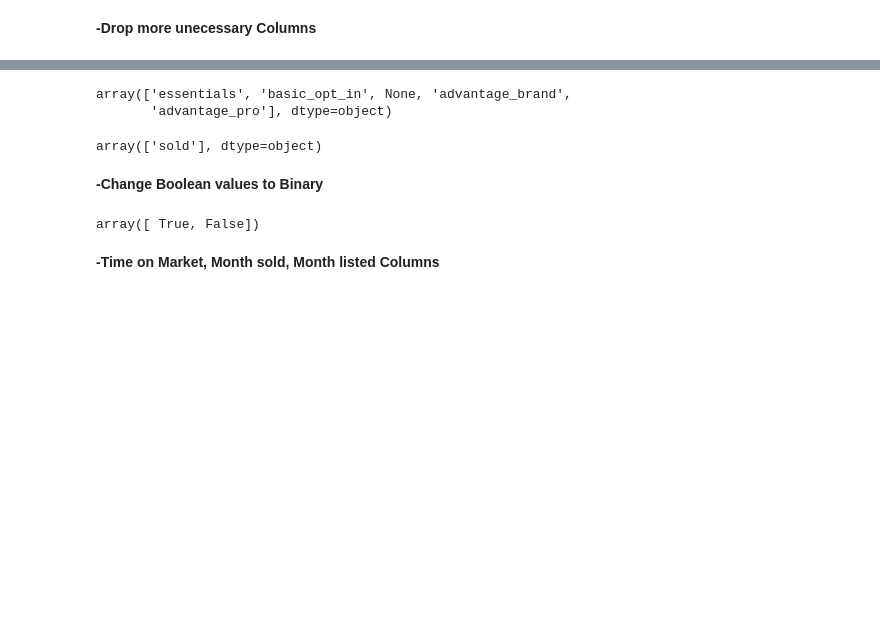
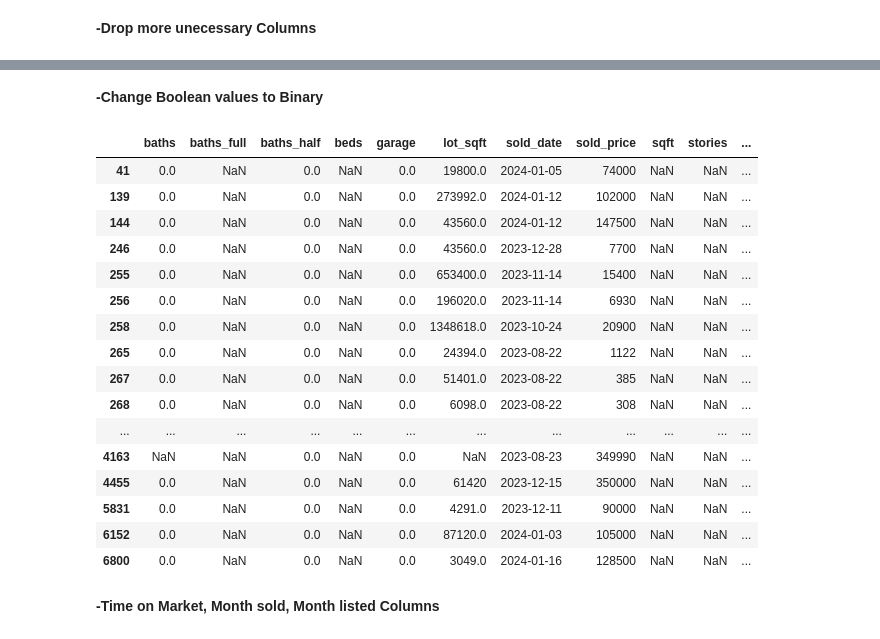
Before and after one commit to tylanoflynn/supervised_learning, a Jupyter notebook: notebooks/1_-_EDA(1).ipynb, the cells around one changed output, grey strips where cells are left out. Cells and saved outputs as stored; diff of their text form; code cells hidden in the pictures; blank space fills up the shorter version.

Commit message:
More data cleaning.

```diff
--- a/notebooks/1_-_EDA(1).ipynb
+++ b/notebooks/1_-_EDA(1).ipynb
@@ -190,20 +232,37 @@ array([False, None], dtype=object)
 # %%
 #Not obvious what brand name is - I suggest we drop but we could also just try modelling with it left in
-df['brand_name'].unique()
+df.drop(columns='brand_name', inplace=True)
-# %% [output]
-array(['essentials', 'basic_opt_in', None, 'advantage_brand',
-       'advantage_pro'], dtype=object)
 # %%
 #status is always sold so we can drop this
-df['status'].unique()
+df.drop(columns='status', inplace=True)
-# %% [output]
-array(['sold'], dtype=object)
 # %% [markdown]
 **-Change Boolean values to Binary**
-# %%
-df['show_contact_an_agent'].unique()
-# %% [output]
-array([ True, False])
+# %%
+df.drop(columns='show_contact_an_agent', inplace=True)
+# %%
+#Do we want to drop the foreclosure column because so few data points exist?
+df.drop(columns='is_foreclosure', inplace=True)
+#Alternatively we can just fill thse values null values with False
+# %%
+df[df['beds'].isna()]
+# %% [output]
+|  | baths | baths_full | baths_half | beds | garage | lot_sqft | sold_date | sold_price | sqft | stories | ... |
+| 41 | 0.0 | NaN | 0.0 | NaN | 0.0 | 19800.0 | 2024-01-05 | 74000 | NaN | NaN | ... |
+| 139 | 0.0 | NaN | 0.0 | NaN | 0.0 | 273992.0 | 2024-01-12 | 102000 | NaN | NaN | ... |
+| 144 | 0.0 | NaN | 0.0 | NaN | 0.0 | 43560.0 | 2024-01-12 | 147500 | NaN | NaN | ... |
+| 246 | 0.0 | NaN | 0.0 | NaN | 0.0 | 43560.0 | 2023-12-28 | 7700 | NaN | NaN | ... |
+| 255 | 0.0 | NaN | 0.0 | NaN | 0.0 | 653400.0 | 2023-11-14 | 15400 | NaN | NaN | ... |
+| 256 | 0.0 | NaN | 0.0 | NaN | 0.0 | 196020.0 | 2023-11-14 | 6930 | NaN | NaN | ... |
+| 258 | 0.0 | NaN | 0.0 | NaN | 0.0 | 1348618.0 | 2023-10-24 | 20900 | NaN | NaN | ... |
+| 265 | 0.0 | NaN | 0.0 | NaN | 0.0 | 24394.0 | 2023-08-22 | 1122 | NaN | NaN | ... |
+| 267 | 0.0 | NaN | 0.0 | NaN | 0.0 | 51401.0 | 2023-08-22 | 385 | NaN | NaN | ... |
+| 268 | 0.0 | NaN | 0.0 | NaN | 0.0 | 6098.0 | 2023-08-22 | 308 | NaN | NaN | ... |
+| ... | ... | ... | ... | ... | ... | ... | ... | ... | ... | ... | ... |
+| 4163 | NaN | NaN | 0.0 | NaN | 0.0 | NaN | 2023-08-23 | 349990 | NaN | NaN | ... |
+| 4455 | 0.0 | NaN | 0.0 | NaN | 0.0 | 61420 | 2023-12-15 | 350000 | NaN | NaN | ... |
+| 5831 | 0.0 | NaN | 0.0 | NaN | 0.0 | 4291.0 | 2023-12-11 | 90000 | NaN | NaN | ... |
+| 6152 | 0.0 | NaN | 0.0 | NaN | 0.0 | 87120.0 | 2024-01-03 | 105000 | NaN | NaN | ... |
+| 6800 | 0.0 | NaN | 0.0 | NaN | 0.0 | 3049.0 | 2024-01-16 | 128500 | NaN | NaN | ... |
 # %% [markdown]
 **-Time on Market, Month sold, Month listed Columns**
 # %%
```
Also changed, not shown: parts of 18 cells of this notebook.
